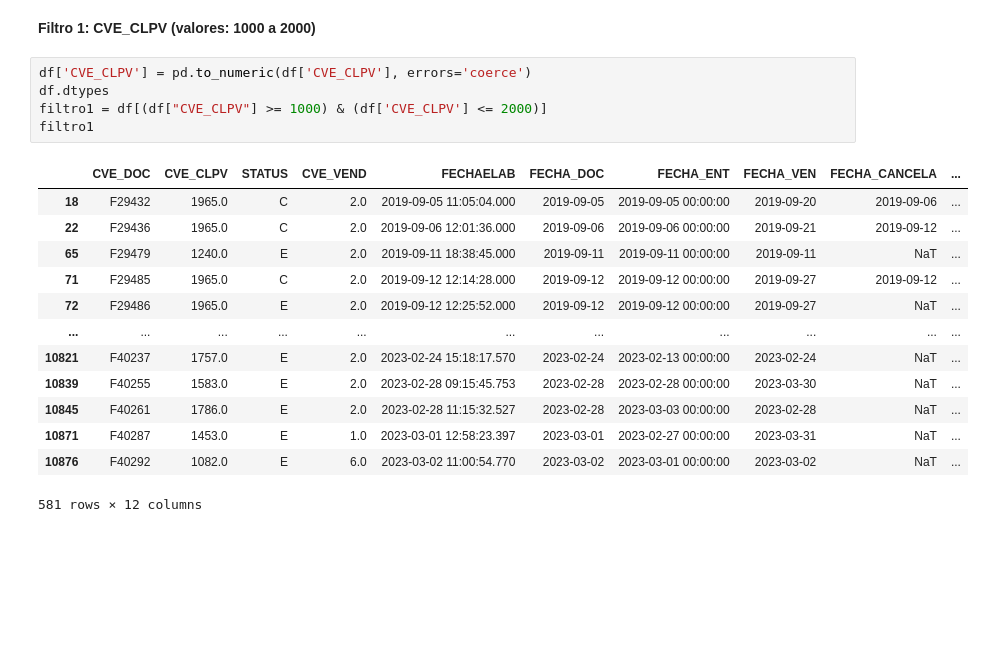
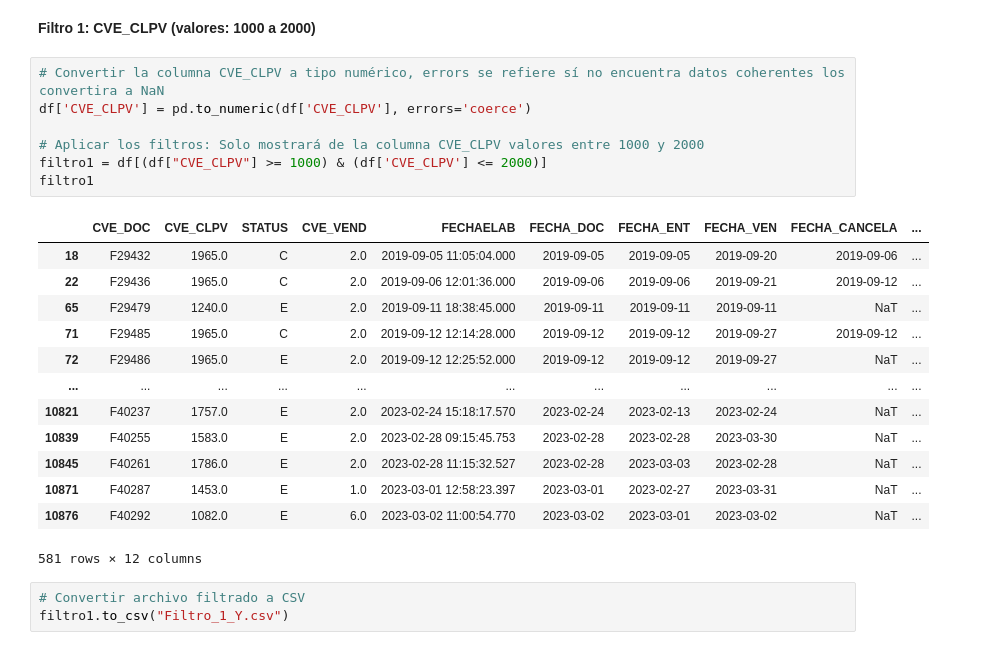
Before and after one commit to GabLopezAl/Extraccion-de-los-datos, a Jupyter notebook: Actividad_2.2_Extraccion_Datos/ExtraccionDatos2.ipynb, the cells around one changed output. Drawn from its saved outputs; the diff is of its cells as text; blank space fills up the shorter version.

Commit message:
Archivos terminados

```diff
--- a/Actividad_2.2_Extraccion_Datos/ExtraccionDatos2.ipynb
+++ b/Actividad_2.2_Extraccion_Datos/ExtraccionDatos2.ipynb
@@ -51,21 +51,26 @@ memory usage: 1021.5+ KB
 # %% [markdown]
 **Filtro 1: CVE_CLPV (valores: 1000 a 2000)**
 # %%
+# Convertir la columna CVE_CLPV a tipo numérico, errors se refiere sí no encuentra datos coherentes los convertira a NaN
 df['CVE_CLPV'] = pd.to_numeric(df['CVE_CLPV'], errors='coerce')
-df.dtypes
+
+# Aplicar los filtros: Solo mostrará de la columna CVE_CLPV valores entre 1000 y 2000
 filtro1 = df[(df["CVE_CLPV"] >= 1000) & (df['CVE_CLPV'] <= 2000)]
 filtro1
 # %% [output]
 |  | CVE_DOC | CVE_CLPV | STATUS | CVE_VEND | FECHAELAB | FECHA_DOC | FECHA_ENT | FECHA_VEN | FECHA_CANCELA | ... |
-| 18 | F29432 | 1965.0 | C | 2.0 | 2019-09-05 11:05:04.000 | 2019-09-05 | 2019-09-05 00:00:00 | 2019-09-20 | 2019-09-06 | ... |
-| 22 | F29436 | 1965.0 | C | 2.0 | 2019-09-06 12:01:36.000 | 2019-09-06 | 2019-09-06 00:00:00 | 2019-09-21 | 2019-09-12 | ... |
-| 65 | F29479 | 1240.0 | E | 2.0 | 2019-09-11 18:38:45.000 | 2019-09-11 | 2019-09-11 00:00:00 | 2019-09-11 | NaT | ... |
-| 71 | F29485 | 1965.0 | C | 2.0 | 2019-09-12 12:14:28.000 | 2019-09-12 | 2019-09-12 00:00:00 | 2019-09-27 | 2019-09-12 | ... |
-| 72 | F29486 | 1965.0 | E | 2.0 | 2019-09-12 12:25:52.000 | 2019-09-12 | 2019-09-12 00:00:00 | 2019-09-27 | NaT | ... |
+| 18 | F29432 | 1965.0 | C | 2.0 | 2019-09-05 11:05:04.000 | 2019-09-05 | 2019-09-05 | 2019-09-20 | 2019-09-06 | ... |
+| 22 | F29436 | 1965.0 | C | 2.0 | 2019-09-06 12:01:36.000 | 2019-09-06 | 2019-09-06 | 2019-09-21 | 2019-09-12 | ... |
+| 65 | F29479 | 1240.0 | E | 2.0 | 2019-09-11 18:38:45.000 | 2019-09-11 | 2019-09-11 | 2019-09-11 | NaT | ... |
+| 71 | F29485 | 1965.0 | C | 2.0 | 2019-09-12 12:14:28.000 | 2019-09-12 | 2019-09-12 | 2019-09-27 | 2019-09-12 | ... |
+| 72 | F29486 | 1965.0 | E | 2.0 | 2019-09-12 12:25:52.000 | 2019-09-12 | 2019-09-12 | 2019-09-27 | NaT | ... |
 | ... | ... | ... | ... | ... | ... | ... | ... | ... | ... | ... |
-| 10821 | F40237 | 1757.0 | E | 2.0 | 2023-02-24 15:18:17.570 | 2023-02-24 | 2023-02-13 00:00:00 | 2023-02-24 | NaT | ... |
-| 10839 | F40255 | 1583.0 | E | 2.0 | 2023-02-28 09:15:45.753 | 2023-02-28 | 2023-02-28 00:00:00 | 2023-03-30 | NaT | ... |
-| 10845 | F40261 | 1786.0 | E | 2.0 | 2023-02-28 11:15:32.527 | 2023-02-28 | 2023-03-03 00:00:00 | 2023-02-28 | NaT | ... |
-| 10871 | F40287 | 1453.0 | E | 1.0 | 2023-03-01 12:58:23.397 | 2023-03-01 | 2023-02-27 00:00:00 | 2023-03-31 | NaT | ... |
-| 10876 | F40292 | 1082.0 | E | 6.0 | 2023-03-02 11:00:54.770 | 2023-03-02 | 2023-03-01 00:00:00 | 2023-03-02 | NaT | ... |
+| 10821 | F40237 | 1757.0 | E | 2.0 | 2023-02-24 15:18:17.570 | 2023-02-24 | 2023-02-13 | 2023-02-24 | NaT | ... |
+| 10839 | F40255 | 1583.0 | E | 2.0 | 2023-02-28 09:15:45.753 | 2023-02-28 | 2023-02-28 | 2023-03-30 | NaT | ... |
+| 10845 | F40261 | 1786.0 | E | 2.0 | 2023-02-28 11:15:32.527 | 2023-02-28 | 2023-03-03 | 2023-02-28 | NaT | ... |
+| 10871 | F40287 | 1453.0 | E | 1.0 | 2023-03-01 12:58:23.397 | 2023-03-01 | 2023-02-27 | 2023-03-31 | NaT | ... |
+| 10876 | F40292 | 1082.0 | E | 6.0 | 2023-03-02 11:00:54.770 | 2023-03-02 | 2023-03-01 | 2023-03-02 | NaT | ... |
 581 rows × 12 columns
+# %%
+# Convertir archivo filtrado a CSV
+filtro1.to_csv("Filtro_1_Y.csv")
```
Also changed, not shown: parts of 18 cells of this notebook, 7 other files.
